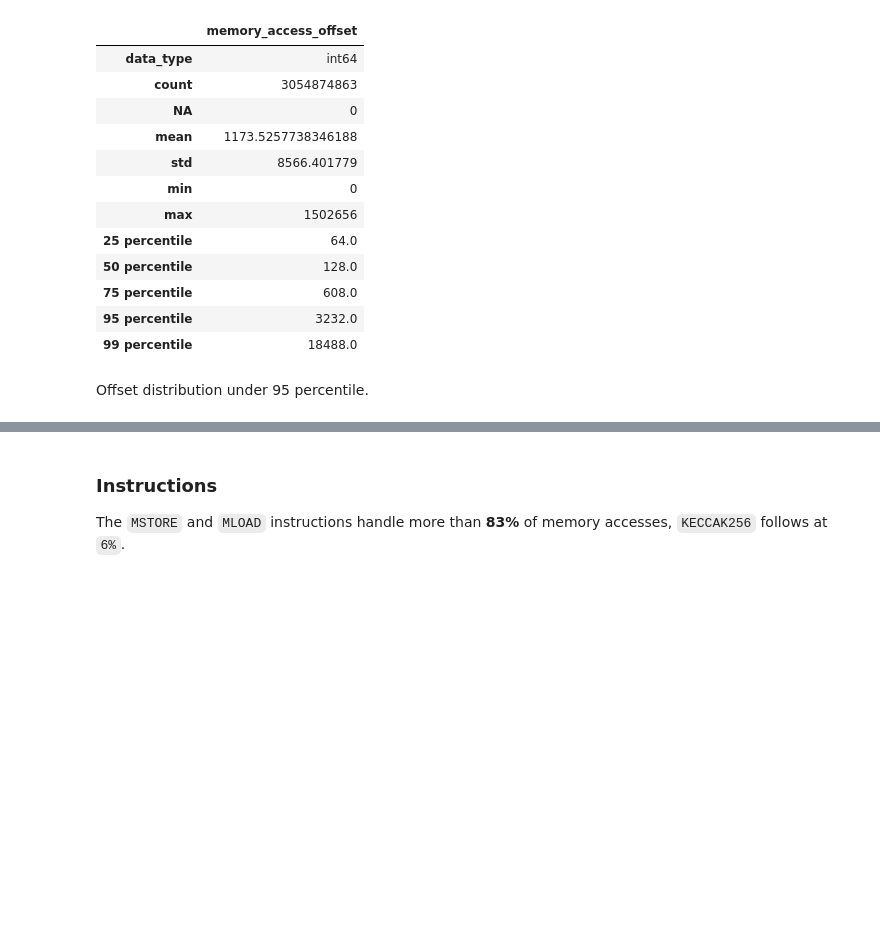
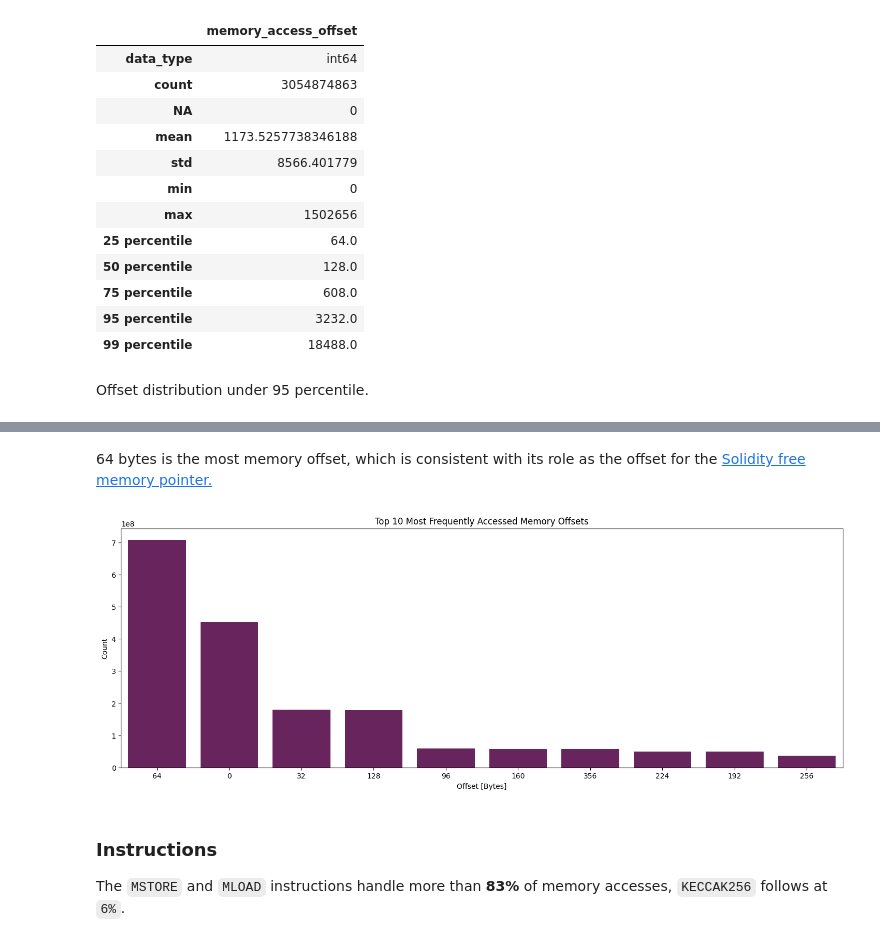
Before and after one commit to raxhvl/evm-memory-analysis, a Jupyter notebook: evm-memory-analysis.ipynb, the cells around one changed output, grey strips where cells are left out. Drawn from its saved outputs; the diff is of its cells as text; code cells hidden in the pictures; blank space fills up the shorter version.

```diff
--- a/evm-memory-analysis.ipynb
+++ b/evm-memory-analysis.ipynb
@@ -142,3 +142,15 @@ plt.show()
+# %% [markdown]
+64 bytes is the most memory offset, which is consistent with its role as the offset for the [Solidity free memory pointer.](https://docs.soliditylang.org/en/latest/internals/layout_in_memory.html)
+# %%
+offset_value_counts = df.memory_access_offset.value_counts().head(10)
+plt.figure(figsize=(18,6))
+sns.barplot(x=offset_value_counts.index, y=offset_value_counts.values, color=PRIMARY_COLOR, order=offset_value_counts.index)
+plt.xlabel('Offset [Bytes]')
+plt.title("Top 10 Most Frequently Accessed Memory Offsets")
+plt.ylabel('Count')
+plt.show()
+# %% [output]
+[figure, added]
 # %% [markdown]
 ### Instructions
 The `MSTORE` and `MLOAD` instructions handle more than **83%** of memory accesses, `KECCAK256` follows at `6%`.
```
Also changed, not shown: parts of 3 cells of this notebook.
